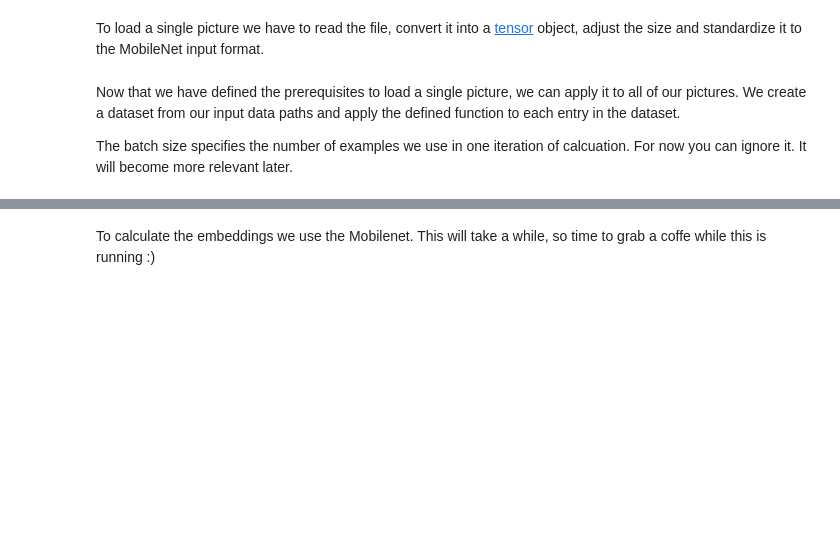
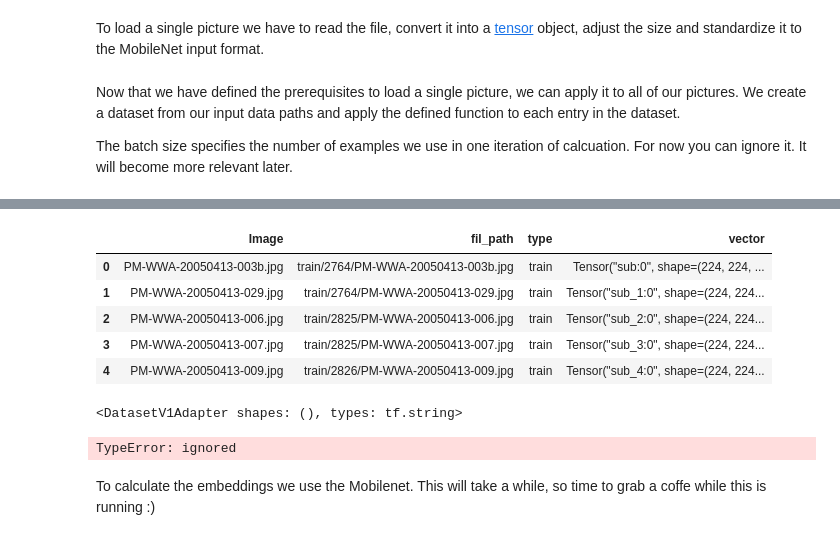
Before and after one commit to akuma527/IProjects, a Jupyter notebook: I&D_Whale/notebooks_Tutorial2_A_First_Model.ipynb, the cells around one changed output, grey strips where cells are left out. Saved outputs shown, nothing was run; the diff lists cells and outputs as text; code cells hidden in the pictures; blank space fills up the shorter version.

```diff
--- a/I&D_Whale/notebooks_Tutorial2_A_First_Model.ipynb
+++ b/I&D_Whale/notebooks_Tutorial2_A_First_Model.ipynb
@@ -263,0 +527,9 @@ The batch size specifies the number of examples we use in one iteration of calcu
+# %%
+t1 = pd.read_csv('final_train.csv')
+t2 = pd.read_csv('test.csv')
+a = t1[['Image', 'fil_path']]
+a['type'] = 'train'
+b = t2[['Image', 'fil_path']]
+b['type'] = 'test'
+df = pd.concat([a, b], ignore_index=True, sort=False)
+df.head()
@@ -263,0 +551,11 @@ The batch size specifies the number of examples we use in one iteration of calcu
+# %%
+df['vector'] = df['fil_path'].progress_apply(load_image)
+# %%
+df.head()
+# %% [output]
+|  | Image | fil_path | type | vector |
+| 0 | PM-WWA-20050413-003b.jpg | train/2764/PM-WWA-20050413-003b.jpg | train | Tensor("sub:0", shape=(224, 224, ... |
+| 1 | PM-WWA-20050413-029.jpg | train/2764/PM-WWA-20050413-029.jpg | train | Tensor("sub_1:0", shape=(224, 224... |
+| 2 | PM-WWA-20050413-006.jpg | train/2825/PM-WWA-20050413-006.jpg | train | Tensor("sub_2:0", shape=(224, 224... |
+| 3 | PM-WWA-20050413-007.jpg | train/2825/PM-WWA-20050413-007.jpg | train | Tensor("sub_3:0", shape=(224, 224... |
+| 4 | PM-WWA-20050413-009.jpg | train/2826/PM-WWA-20050413-009.jpg | train | Tensor("sub_4:0", shape=(224, 224... |
@@ -264,11 +564,17 @@ The batch size specifies the number of examples we use in one iteration of calcu
+# %%
+train_files[0]
+# %% [output]
+<DatasetV1Adapter shapes: (), types: tf.string>
 # %%
-train_files = tf.data.Dataset.from_tensor_slices(list(map(str, train_files_paths)))  # Convert paths to strings
+# train_files = tf.data.Dataset.from_tensor_slices(list(map(str, train_files_paths)))  # Convert paths to strings
 train_ds = train_files.map(load_image)  # Apply the load_image function to every image
 train_ds = train_ds.batch(BATCH_SIZE)  # Set the batch size
 
-test_files = tf.data.Dataset.from_tensor_slices(list(map(str, test_files_paths)))
-test_ds = test_files.map(load_image)
-test_ds = test_ds.batch(BATCH_SIZE)
+# test_files = tf.data.Dataset.from_tensor_slices(list(map(str, test_files_paths)))
+# test_ds = test_files.map(load_image)
+# test_ds = test_ds.batch(BATCH_SIZE)
+# %% [output]
+TypeError: ignored
 # %% [markdown]
 To calculate the embeddings we use the Mobilenet. This will take a while, so time to grab a coffe while this is running :)
 # %%
```
Also changed, not shown: parts of 14 cells of this notebook.
